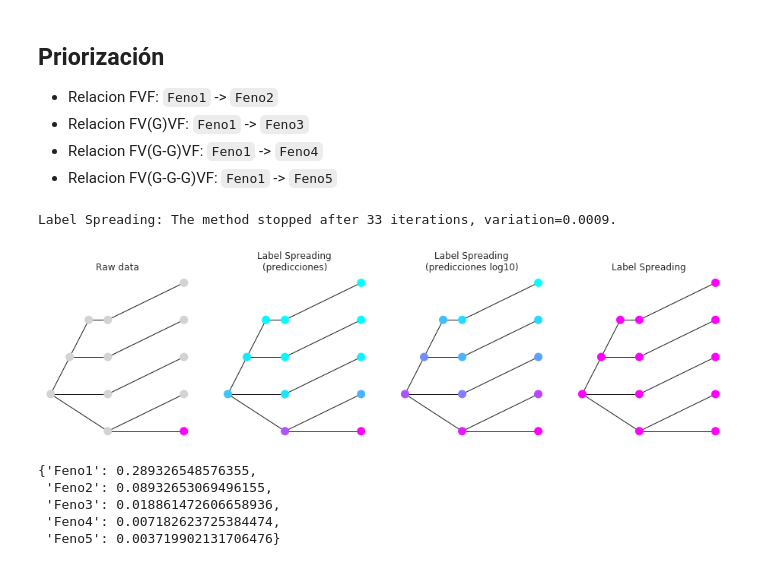
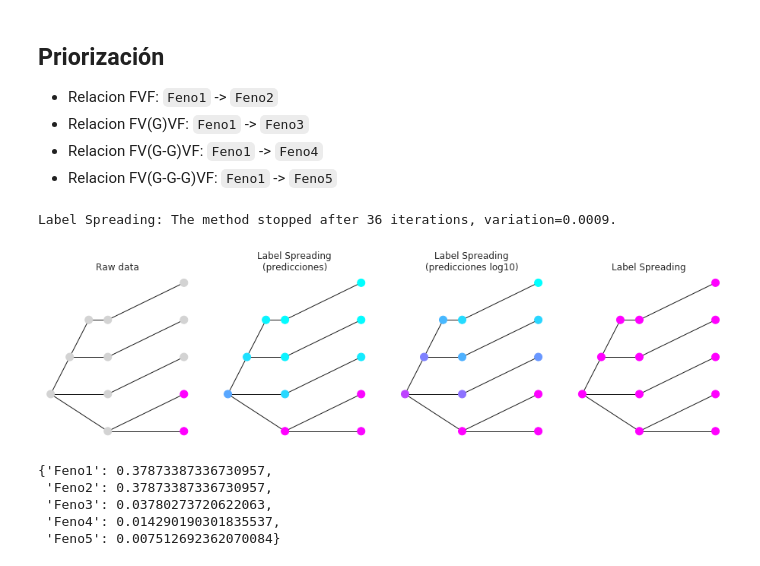
Before and after one commit to jmberros/redes-2020-GWAS_Catalog, a Jupyter notebook: Priorizacion_con_red_chiquita.ipynb, the cells around one changed output. Cells and saved outputs as stored; diff of their text form; code cells hidden in the pictures.

```diff
--- a/Priorizacion_con_red_chiquita.ipynb
+++ b/Priorizacion_con_red_chiquita.ipynb
@@ -71,7 +69,7 @@ nodos_entrada = ['Feno1', 'Feno2']
 
 adj_matrix = nx.adjacency_matrix(red).toarray()
 labels = [
-    0 if nodo   nodo_entrada else -1
+    0 if nodo in nodos_entrada else -1
     for nodo in red.nodes()
 ]
 
@@ -80,44 +78,44 @@ adj_matrix_t = torch.FloatTensor(adj_matrix)
 labels_t = torch.LongTensor(labels)
 
 # Label Spreading
 label_spreading = utils.LabelSpreading(adj_matrix_t)
 print("Label Spreading: ", end="")
 label_spreading.fit(labels_t, alpha=.8)
 label_spreading_output_labels = label_spreading.predict_classes()
 
 # Plot
 
 fig, (ax1, ax2, ax3, ax4) = plt.subplots(1, 4, figsize=(16, 4))
 
 ax1.title.set_text("Raw data")
 ax2.title.set_text("Label Spreading\n(predicciones)")
 ax3.title.set_text("Label Spreading\n(predicciones log10)")
 ax4.title.set_text("Label Spreading")
 
 color_map = {-1: "lightgrey", 0: "fuchsia"}
 input_labels_colors = [color_map[l] for l in labels]
 nx.draw(red, ax=ax1, pos=posiciones, node_color=input_labels_colors, node_size=100)
 
 prediction_raw_values = list(flatten(label_spreading.predictions.tolist()))
-nx.draw(red, ax=ax2, pos=posiciones, node_color=prediction_raw_values, cmap=cm.cool, node_size=100)
+nx.draw(red, ax=ax2, pos=posiciones, node_color=prediction_raw_values, cmap="cool", node_size=100)
 
 prediction_log_values = np.log10(prediction_raw_values)
-nx.draw(red, ax=ax3, pos=posiciones, node_color=prediction_log_values, cmap=cm.cool, node_size=100)
+nx.draw(red, ax=ax3, pos=posiciones, node_color=prediction_log_values, cmap="cool", node_size=100)
 
 lspread_labels_colors = [color_map[l] for l in label_spreading_output_labels.numpy()]
 nx.draw(red, ax=ax4, pos=posiciones, node_color=lspread_labels_colors, node_size=100)
 
 plt.show()
 # %% [output]
-Label Spreading: The method stopped after 33 iterations, variation=0.0009.
+Label Spreading: The method stopped after 36 iterations, variation=0.0009.
-[figure, old version]
+[figure, new version]
 # %%
 predicciones_raw = {nodo: pred for nodo, pred in zip(red.nodes(), prediction_raw_values)
                     if deducir_tipo(nodo) == 'fenotipo'}
 predicciones_raw
 # %% [output]
-{'Feno1': 0.289326548576355,
- 'Feno2': 0.08932653069496155,
- 'Feno3': 0.018861472606658936,
- 'Feno4': 0.007182623725384474,
- 'Feno5': 0.003719902131706476}
+{'Feno1': 0.37873387336730957,
+ 'Feno2': 0.37873387336730957,
+ 'Feno3': 0.03780273720622063,
+ 'Feno4': 0.014290190301835537,
+ 'Feno5': 0.007512692362070084}
```
Also changed, not shown: parts of 1 cell of this notebook, 1 other file.
